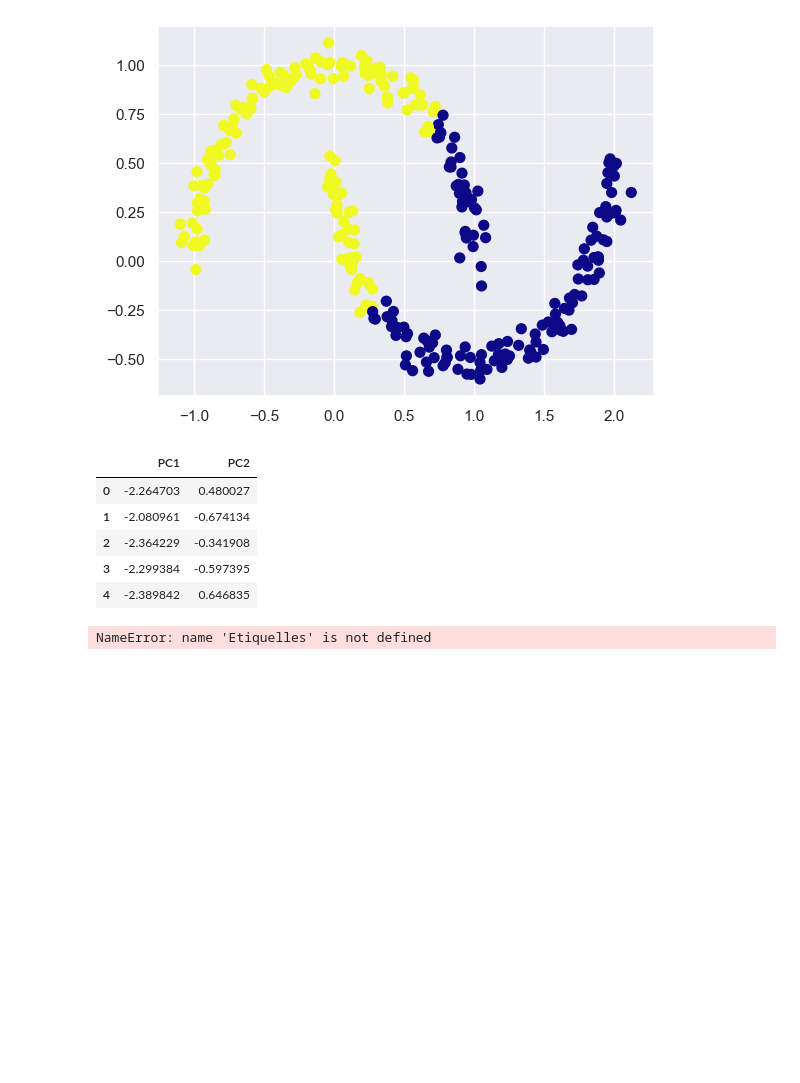
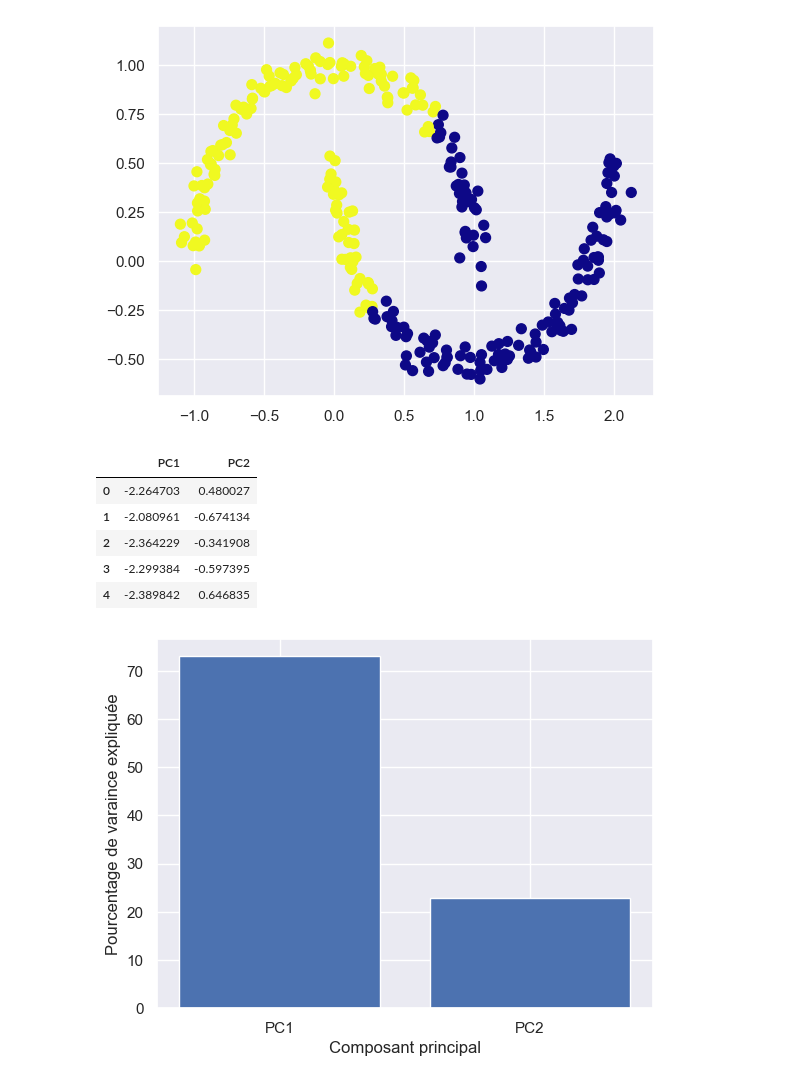
Before and after one commit to ChaouechOlfa/PythonPourDataScience, a Jupyter notebook: Chap7AlgorithmesMachineLearning .ipynb, the cells around one changed output. Saved outputs shown, nothing was run; the diff lists cells and outputs as text; code cells hidden in the pictures; blank space fills up the shorter version.

```diff
--- a/Chap7AlgorithmesMachineLearning .ipynb
+++ b/Chap7AlgorithmesMachineLearning .ipynb
@@ -341,9 +341,9 @@ nouv_x.head()
 # %%
 pourcentage_var=np.round(pca.explained_variance_ratio_*100,decimals=1)
 Etiquettes=['PC'+str(x) for x in range(1,len(pourcentage_var)+1)]
-plt.bar(x=range(1,len(pourcentage_var)+1),height=pourcentage_var,tick_label=Etiquelles)
+plt.bar(x=range(1,len(pourcentage_var)+1),height=pourcentage_var,tick_label=Etiquettes)
 plt.ylabel('Pourcentage de varaince expliquée')
 plt.xlabel('Composant principal')
 plt.show()
 # %% [output]
-NameError: name 'Etiquelles' is not defined
+[figure, added]
```
